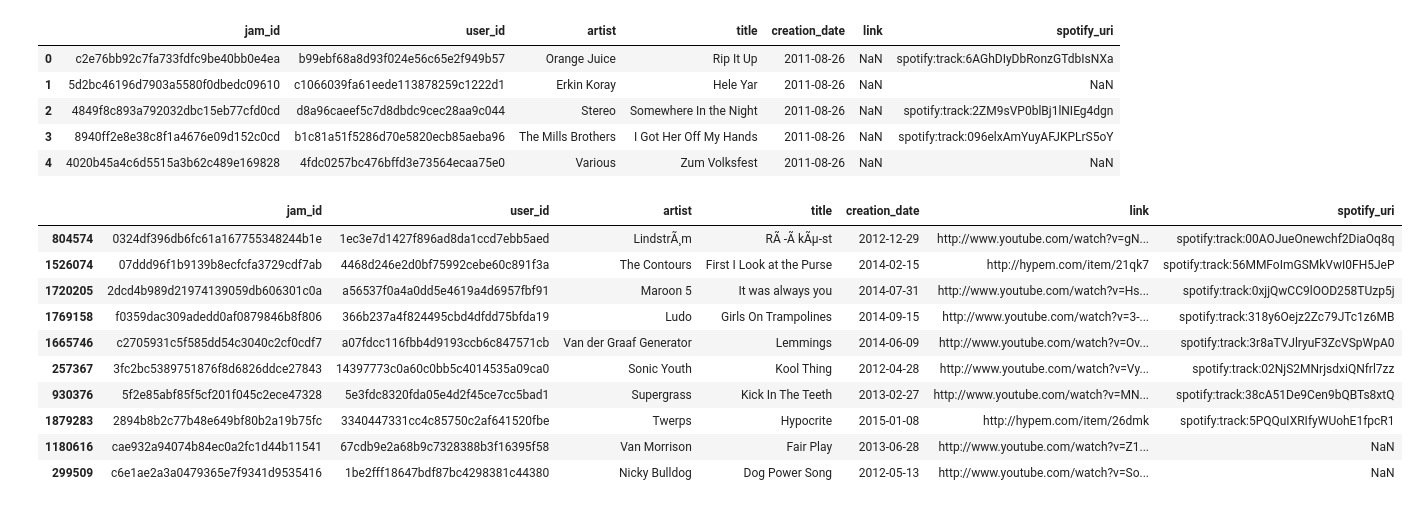
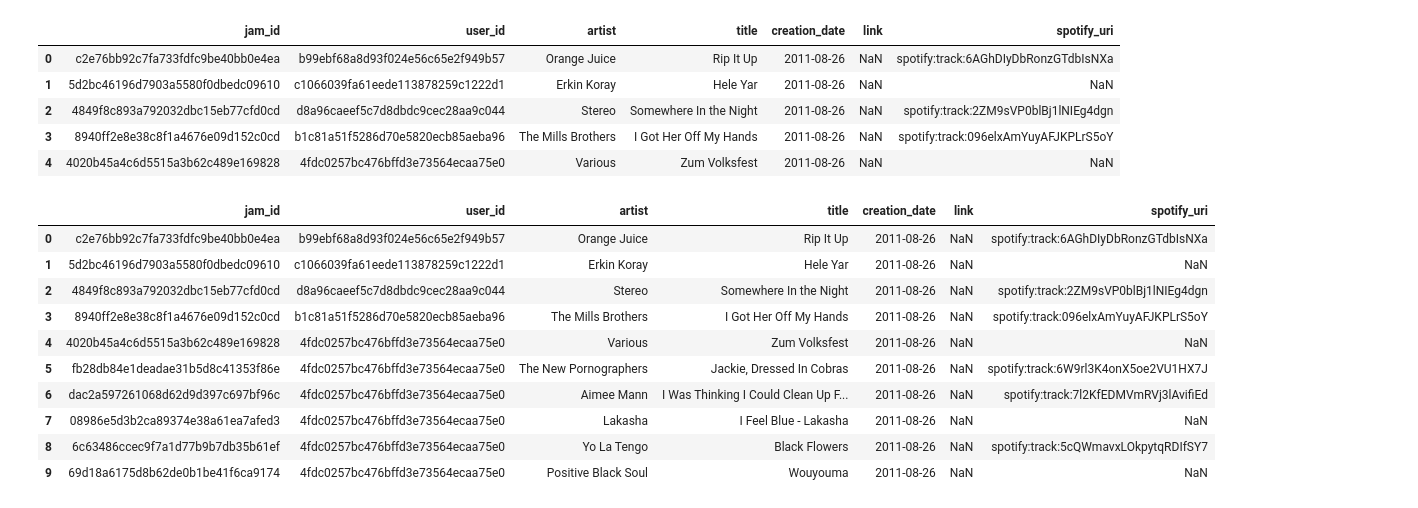
Before and after one commit to AWehenkel/NTDS-Project, a Jupyter notebook: ntds-project.ipynb, the cells around one changed output. Drawn from its saved outputs; the diff is of its cells as text; code cells hidden in the pictures.

Commit message:
first analysis

```diff
--- a/ntds-project.ipynb
+++ b/ntds-project.ipynb
@@ -31,16 +31,16 @@ b'Skipping line 1784572: expected 7 fields, saw 8\n'
 | 3 | 8940ff2e8e38c8f1a4676e09d152c0cd | b1c81a51f5286d70e5820ecb85aeba96 | The Mills Brothers | I Got Her Off My Hands | 2011-08-26 | NaN | spotify:track:096elxAmYuyAFJKPLrS5oY |
 | 4 | 4020b45a4c6d5515a3b62c489e169828 | 4fdc0257bc476bffd3e73564ecaa75e0 | Various | Zum Volksfest | 2011-08-26 | NaN | NaN |
 # %%
-jams.sample(10)
+jams.head(10)
 # %% [output]
 |  | jam_id | user_id | artist | title | creation_date | link | spotify_uri |
-| 804574 | 0324df396db6fc61a167755348244b1e | 1ec3e7d1427f896ad8da1ccd7ebb5aed | LindstrÃ¸m | RÃ -Ã kÃµ-st | 2012-12-29 | http://www.youtube.com/watch?v=gN... | spotify:track:00AOJueOnewchf2DiaOq8q |
-| 1526074 | 07ddd96f1b9139b8ecfcfa3729cdf7ab | 4468d246e2d0bf75992cebe60c891f3a | The Contours | First I Look at the Purse | 2014-02-15 | http://hypem.com/item/21qk7 | spotify:track:56MMFoImGSMkVwI0FH5JeP |
-| 1720205 | 2dcd4b989d21974139059db606301c0a | a56537f0a4a0dd5e4619a4d6957fbf91 | Maroon 5 | It was always you | 2014-07-31 | http://www.youtube.com/watch?v=Hs... | spotify:track:0xjjQwCC9lOOD258TUzp5j |
-| 1769158 | f0359dac309adedd0af0879846b8f806 | 366b237a4f824495cbd4dfdd75bfda19 | Ludo | Girls On Trampolines | 2014-09-15 | http://www.youtube.com/watch?v=3-... | spotify:track:318y6Oejz2Zc79JTc1z6MB |
-| 1665746 | c2705931c5f585dd54c3040c2cf0cdf7 | a07fdcc116fbb4d9193ccb6c847571cb | Van der Graaf Generator | Lemmings | 2014-06-09 | http://www.youtube.com/watch?v=Ov... | spotify:track:3r8aTVJlryuF3ZcVSpWpA0 |
-| 257367 | 3fc2bc5389751876f8d6826ddce27843 | 14397773c0a60c0bb5c4014535a09ca0 | Sonic Youth | Kool Thing | 2012-04-28 | http://www.youtube.com/watch?v=Vy... | spotify:track:02NjS2MNrjsdxiQNfrl7zz |
-| 930376 | 5f2e85abf85f5cf201f045c2ece47328 | 5e3fdc8320fda05e4d2f45ce7cc5bad1 | Supergrass | Kick In The Teeth | 2013-02-27 | http://www.youtube.com/watch?v=MN... | spotify:track:38cA51De9Cen9bQBTs8xtQ |
-| 1879283 | 2894b8b2c77b48e649bf80b2a19b75fc | 3340447331cc4c85750c2af641520fbe | Twerps | Hypocrite | 2015-01-08 | http://hypem.com/item/26dmk | spotify:track:5PQQuIXRIfyWUohE1fpcR1 |
-| 1180616 | cae932a94074b84ec0a2fc1d44b11541 | 67cdb9e2a68b9c7328388b3f16395f58 | Van Morrison | Fair Play | 2013-06-28 | http://www.youtube.com/watch?v=Z1... | NaN |
-| 299509 | c6e1ae2a3a0479365e7f9341d9535416 | 1be2fff18647bdf87bc4298381c44380 | Nicky Bulldog | Dog Power Song | 2012-05-13 | http://www.youtube.com/watch?v=So... | NaN |
+| 0 | c2e76bb92c7fa733fdfc9be40bb0e4ea | b99ebf68a8d93f024e56c65e2f949b57 | Orange Juice | Rip It Up | 2011-08-26 | NaN | spotify:track:6AGhDIyDbRonzGTdbIsNXa |
+| 1 | 5d2bc46196d7903a5580f0dbedc09610 | c1066039fa61eede113878259c1222d1 | Erkin Koray | Hele Yar | 2011-08-26 | NaN | NaN |
+| 2 | 4849f8c893a792032dbc15eb77cfd0cd | d8a96caeef5c7d8dbdc9cec28aa9c044 | Stereo | Somewhere In the Night | 2011-08-26 | NaN | spotify:track:2ZM9sVP0blBj1lNIEg4dgn |
+| 3 | 8940ff2e8e38c8f1a4676e09d152c0cd | b1c81a51f5286d70e5820ecb85aeba96 | The Mills Brothers | I Got Her Off My Hands | 2011-08-26 | NaN | spotify:track:096elxAmYuyAFJKPLrS5oY |
+| 4 | 4020b45a4c6d5515a3b62c489e169828 | 4fdc0257bc476bffd3e73564ecaa75e0 | Various | Zum Volksfest | 2011-08-26 | NaN | NaN |
+| 5 | fb28db84e1deadae31b5d8c41353f86e | 4fdc0257bc476bffd3e73564ecaa75e0 | The New Pornographers | Jackie, Dressed In Cobras | 2011-08-26 | NaN | spotify:track:6W9rl3K4onX5oe2VU1HX7J |
+| 6 | dac2a597261068d62d9d397c697bf96c | 4fdc0257bc476bffd3e73564ecaa75e0 | Aimee Mann | I Was Thinking I Could Clean Up F... | 2011-08-26 | NaN | spotify:track:7l2KfEDMVmRVj3lAvifiEd |
+| 7 | 08986e5d3b2ca89374e38a61ea7afed3 | 4fdc0257bc476bffd3e73564ecaa75e0 | Lakasha | I Feel Blue - Lakasha | 2011-08-26 | NaN | NaN |
+| 8 | 6c63486ccec9f7a1d77b9b7db35b61ef | 4fdc0257bc476bffd3e73564ecaa75e0 | Yo La Tengo | Black Flowers | 2011-08-26 | NaN | spotify:track:5cQWmavxLOkpytqRDIfSY7 |
+| 9 | 69d18a6175d8b62de0b1be41f6ca9174 | 4fdc0257bc476bffd3e73564ecaa75e0 | Positive Black Soul | Wouyouma | 2011-08-26 | NaN | NaN |
```
Also changed, not shown: parts of 5 cells of this notebook, 1 other file.
